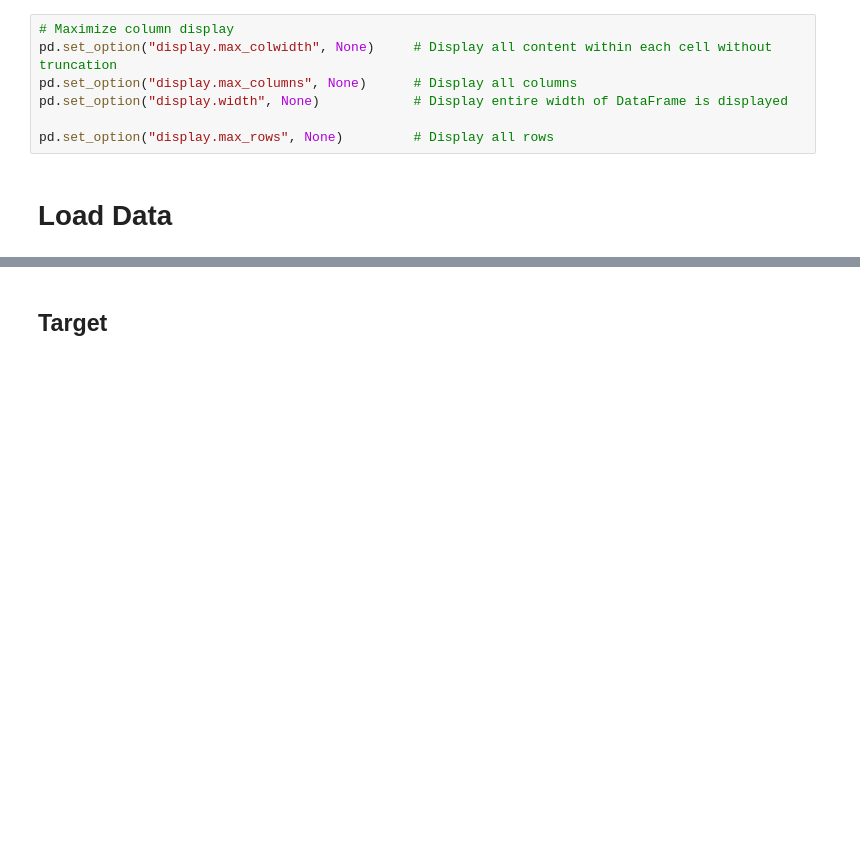
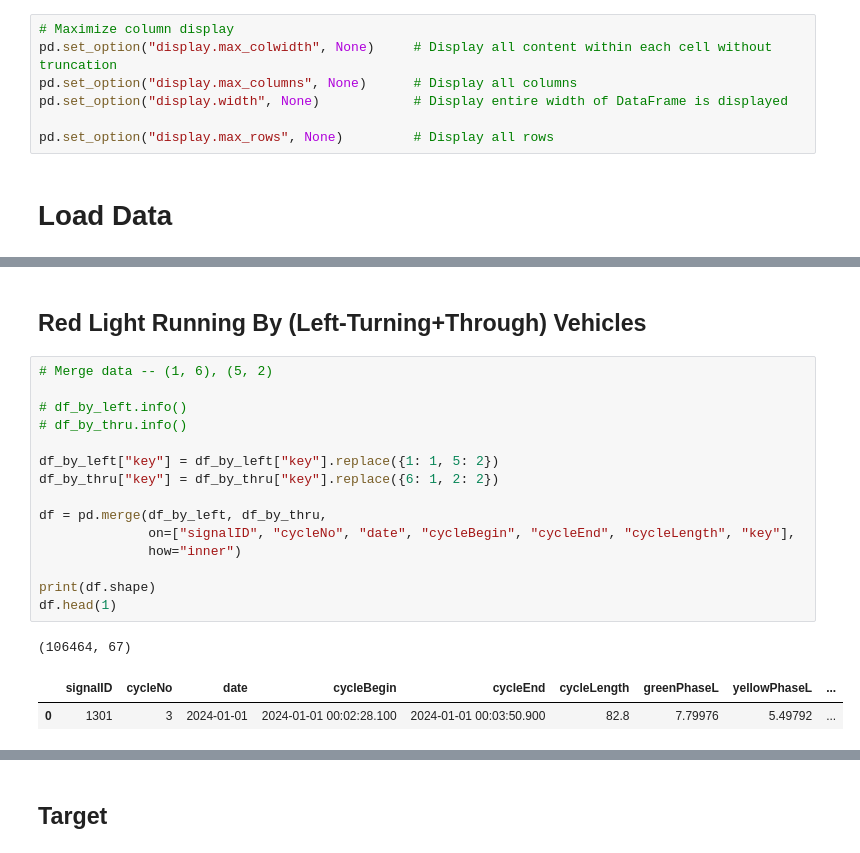
Before and after one commit to bmtazbiulhassan/signal_adjustment, a Jupyter notebook: notebook/i. data_processing.ipynb, the cells around one changed output, grey strips where cells are left out. Saved outputs shown, nothing was run; the diff lists cells and outputs as text; blank space fills up the shorter version.

```diff
--- a/notebook/i. data_processing.ipynb
+++ b/notebook/i. data_processing.ipynb
@@ -113,0 +390,21 @@ df_data.shape
+# %% [markdown]
+## Red Light Running By (Left-Turning+Through) Vehicles
+# %%
+# Merge data -- (1, 6), (5, 2)
+
+# df_by_left.info()
+# df_by_thru.info()
+
+df_by_left["key"] = df_by_left["key"].replace({1: 1, 5: 2})
+df_by_thru["key"] = df_by_thru["key"].replace({6: 1, 2: 2})
+
+df = pd.merge(df_by_left, df_by_thru,
+              on=["signalID", "cycleNo", "date", "cycleBegin", "cycleEnd", "cycleLength", "key"],
+              how="inner")
+
+print(df.shape)
+df.head(1)
+# %% [output]
+(106464, 67)
+|  | signalID | cycleNo | date | cycleBegin | cycleEnd | cycleLength | greenPhaseL | yellowPhaseL | ... |
+| 0 | 1301 | 3 | 2024-01-01 | 2024-01-01 00:02:28.100 | 2024-01-01 00:03:50.900 | 82.8 | 7.79976 | 5.49792 | ... |
```
Also changed, not shown: parts of 47 cells of this notebook, 1 other file.
